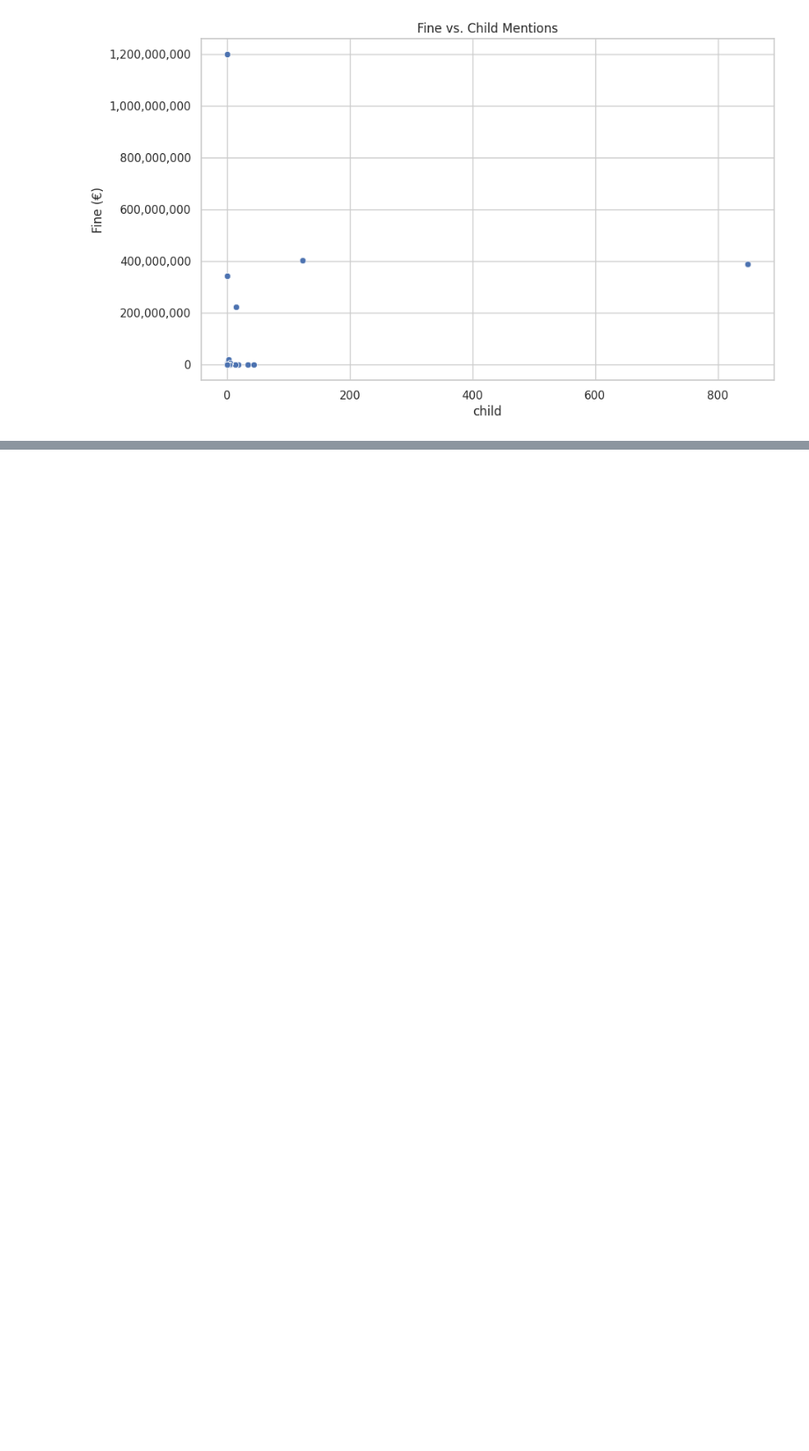
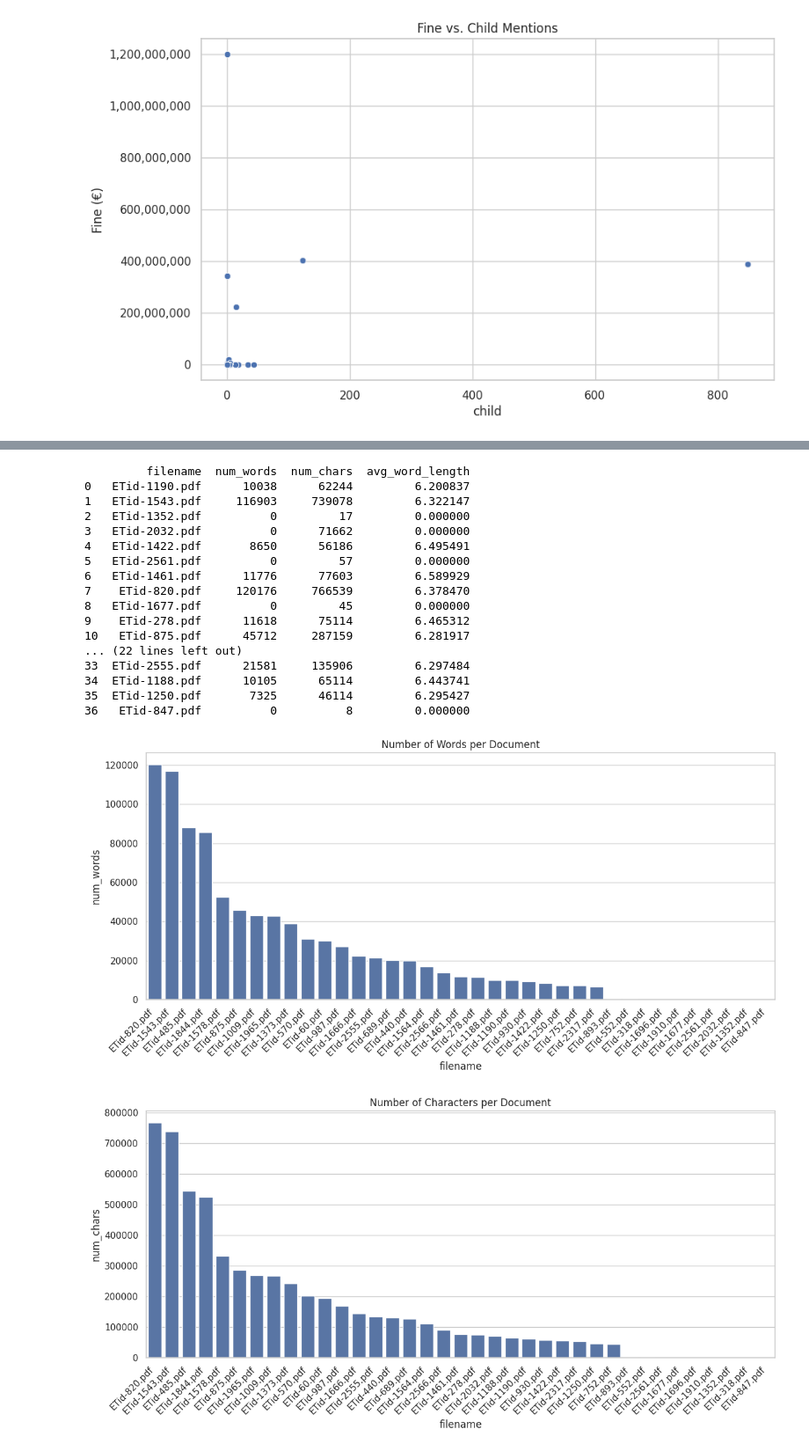
Before and after one commit to AnhQnY/IBS-Capstone-Project, a Jupyter notebook: Topic_modelling.ipynb, the cells around one changed output, grey strips where cells are left out. Shown at 88% size. Drawn from its saved outputs; the diff is of its cells as text; code cells hidden in the pictures; blank space fills up the shorter version.

```diff
--- a/Topic_modelling.ipynb
+++ b/Topic_modelling.ipynb
@@ -558,0 +523,79 @@ plt.show()
+# %%
+from sklearn.feature_extraction.text import CountVectorizer
+from collections import Counter
+
+# 📊 2. Compute text statistics
+def compute_text_stats(texts):
+    stats = []
+    for filename, text in texts.items():
+        words = text.split()
+        stats.append({
+            'filename': filename,
+            'num_words': len(words),
+            'num_chars': len(text),
+            'avg_word_length': len(text) / len(words) if words else 0
+        })
+    return pd.DataFrame(stats)
+
+# 🔠 3. Visualize text stats
+def visualize_stats(stats_df):
+    plt.figure(figsize=(12, 6))
+    sns.barplot(data=stats_df.sort_values(by='num_words', ascending=False), x='filename', y='num_words')
+    plt.xticks(rotation=45, ha='right')
+    plt.title("Number of Words per Document")
+    plt.tight_layout()
+    plt.show()
+
+    plt.figure(figsize=(12, 6))
+    sns.barplot(data=stats_df.sort_values(by='num_chars', ascending=False), x='filename', y='num_chars')
+    plt.xticks(rotation=45, ha='right')
+    plt.title("Number of Characters per Document")
+    plt.tight_layout()
+    plt.show()
+
+# 🔁 4. N-gram Extraction (top 10 for each n)
+def get_top_ngrams(texts, n=2, top_k=10):
+    vectorizer = CountVectorizer(ngram_range=(n, n), stop_words='english')
+    all_text = list(texts.values())
+    X = vectorizer.fit_transform(all_text)
+    counts = X.sum(axis=0).A1
+    ngram_freq = dict(zip(vectorizer.get_feature_names_out(), counts))
+    return Counter(ngram_freq).most_common(top_k)
+
+# 📂 5. Run
+'''
+pdf_dir = 'gdpr_pdfs'
+texts = extract_text_from_pdfs(pdf_dir)
+print(f"Extracted {len(texts)} PDF(s).")
+'''
+# Stats & Visuals
+stats_df = compute_text_stats(texts)
+print(stats_df)
+visualize_stats(stats_df)
+
+# N-grams
+for n in [1, 2, 3]:
+    top_ngrams = get_top_ngrams(texts, n=n)
+    print(f"\nTop {len(top_ngrams)} {n}-grams:")
+    for phrase, freq in top_ngrams:
+        print(f"{phrase}: {freq}")
+# %% [output]
+         filename  num_words  num_chars  avg_word_length
+0   ETid-1190.pdf      10038      62244         6.200837
+1   ETid-1543.pdf     116903     739078         6.322147
+2   ETid-1352.pdf          0         17         0.000000
+3   ETid-2032.pdf          0      71662         0.000000
+4   ETid-1422.pdf       8650      56186         6.495491
+5   ETid-2561.pdf          0         57         0.000000
+6   ETid-1461.pdf      11776      77603         6.589929
+7    ETid-820.pdf     120176     766539         6.378470
+8   ETid-1677.pdf          0         45         0.000000
+9    ETid-278.pdf      11618      75114         6.465312
+10   ETid-875.pdf      45712     287159         6.281917
+... (22 lines left out)
+33  ETid-2555.pdf      21581     135906         6.297484
+34  ETid-1188.pdf      10105      65114         6.443741
+35  ETid-1250.pdf       7325      46114         6.295427
+36   ETid-847.pdf          0          8         0.000000
+[figure, added]
+[figure, added]
```
Also changed, not shown: parts of 38 cells of this notebook.
